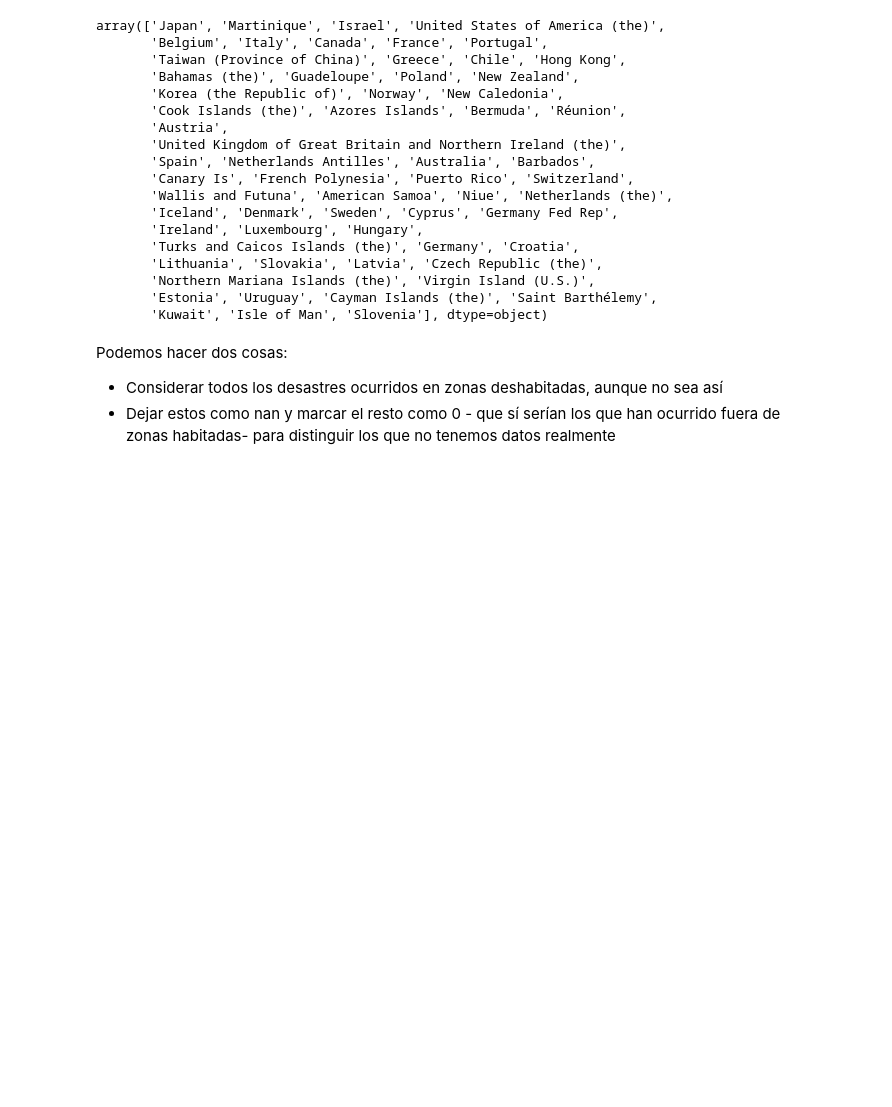
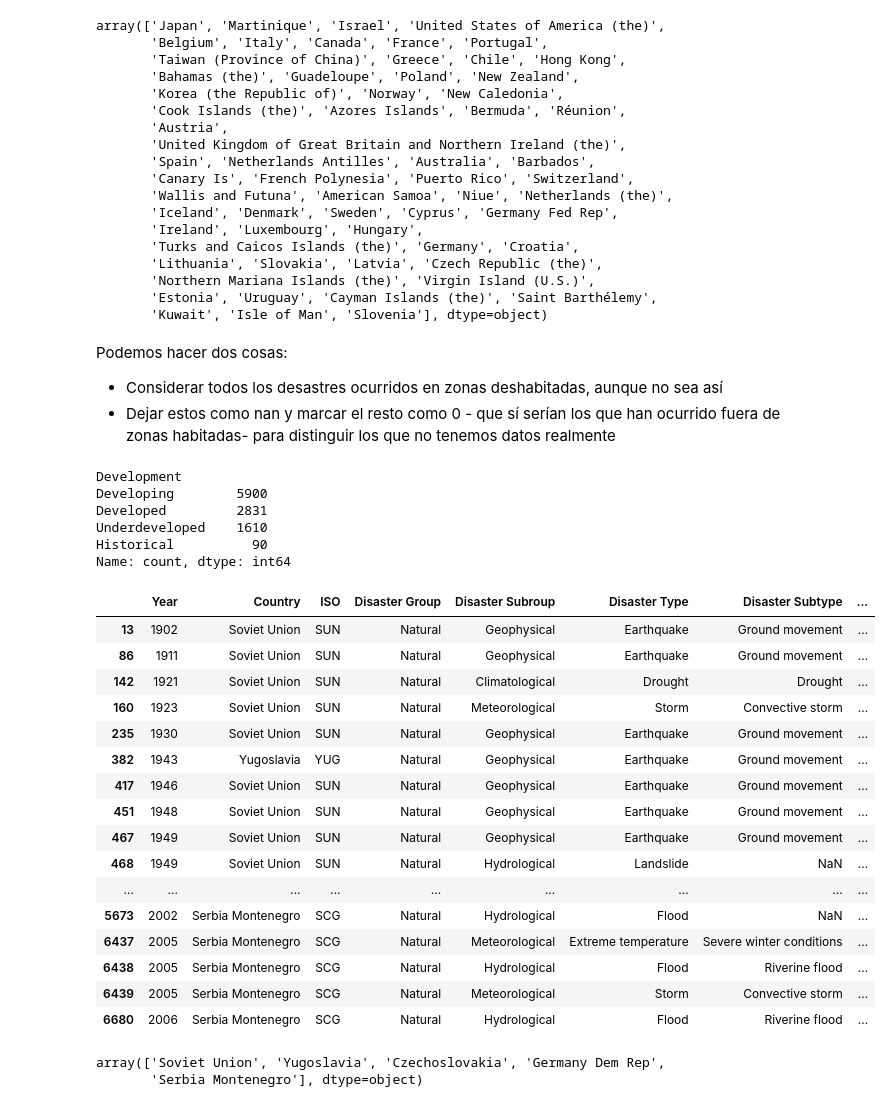
Before and after one commit to mpenacasares/pair-programming-modulo-4-tableau, a Jupyter notebook: EDA_natural_disaster.ipynb, the cells around one changed output. Cells and saved outputs as stored; diff of their text form; code cells hidden in the pictures; blank space fills up the shorter version.

```diff
--- a/EDA_natural_disaster.ipynb
+++ b/EDA_natural_disaster.ipynb
@@ -788,3 +799,44 @@ array(['Japan', 'Martinique', 'Israel', 'United States of America (the)',
 Podemos hacer dos cosas:
 - Considerar todos los desastres ocurridos en zonas deshabitadas, aunque no sea así
 - Dejar estos como nan y marcar el resto como 0 - que sí serían los que han ocurrido fuera de zonas habitadas- para distinguir los que no tenemos datos realmente
+# %%
+# conteo historico en Development
+conteo = df['Development'].value_counts()
+
+conteo
+# %% [output]
+Development
+Developing        5900
+Developed         2831
+Underdeveloped    1610
+Historical          90
+Name: count, dtype: int64
+# %%
+filtro = df[df['Development'] == 'Historical']
+
+display(filtro)
+# %% [output]
+|  | Year | Country | ISO | Disaster Group | Disaster Subroup | Disaster Type | Disaster Subtype | ... |
+| 13 | 1902 | Soviet Union | SUN | Natural | Geophysical | Earthquake | Ground movement | ... |
+| 86 | 1911 | Soviet Union | SUN | Natural | Geophysical | Earthquake | Ground movement | ... |
+| 142 | 1921 | Soviet Union | SUN | Natural | Climatological | Drought | Drought | ... |
+| 160 | 1923 | Soviet Union | SUN | Natural | Meteorological | Storm | Convective storm | ... |
+| 235 | 1930 | Soviet Union | SUN | Natural | Geophysical | Earthquake | Ground movement | ... |
+| 382 | 1943 | Yugoslavia | YUG | Natural | Geophysical | Earthquake | Ground movement | ... |
+| 417 | 1946 | Soviet Union | SUN | Natural | Geophysical | Earthquake | Ground movement | ... |
+| 451 | 1948 | Soviet Union | SUN | Natural | Geophysical | Earthquake | Ground movement | ... |
+| 467 | 1949 | Soviet Union | SUN | Natural | Geophysical | Earthquake | Ground movement | ... |
+| 468 | 1949 | Soviet Union | SUN | Natural | Hydrological | Landslide | NaN | ... |
+| ... | ... | ... | ... | ... | ... | ... | ... | ... |
+| 5673 | 2002 | Serbia Montenegro | SCG | Natural | Hydrological | Flood | NaN | ... |
+| 6437 | 2005 | Serbia Montenegro | SCG | Natural | Meteorological | Extreme temperature | Severe winter conditions | ... |
+| 6438 | 2005 | Serbia Montenegro | SCG | Natural | Hydrological | Flood | Riverine flood | ... |
+| 6439 | 2005 | Serbia Montenegro | SCG | Natural | Meteorological | Storm | Convective storm | ... |
+| 6680 | 2006 | Serbia Montenegro | SCG | Natural | Hydrological | Flood | Riverine flood | ... |
+# %%
+valores_unicos = filtro['Country'].unique()
+
+display(valores_unicos)
+# %% [output]
+array(['Soviet Union', 'Yugoslavia', 'Czechoslovakia', 'Germany Dem Rep',
+       'Serbia Montenegro'], dtype=object)
```
Also changed, not shown: parts of 8 cells of this notebook, 1 other file.
